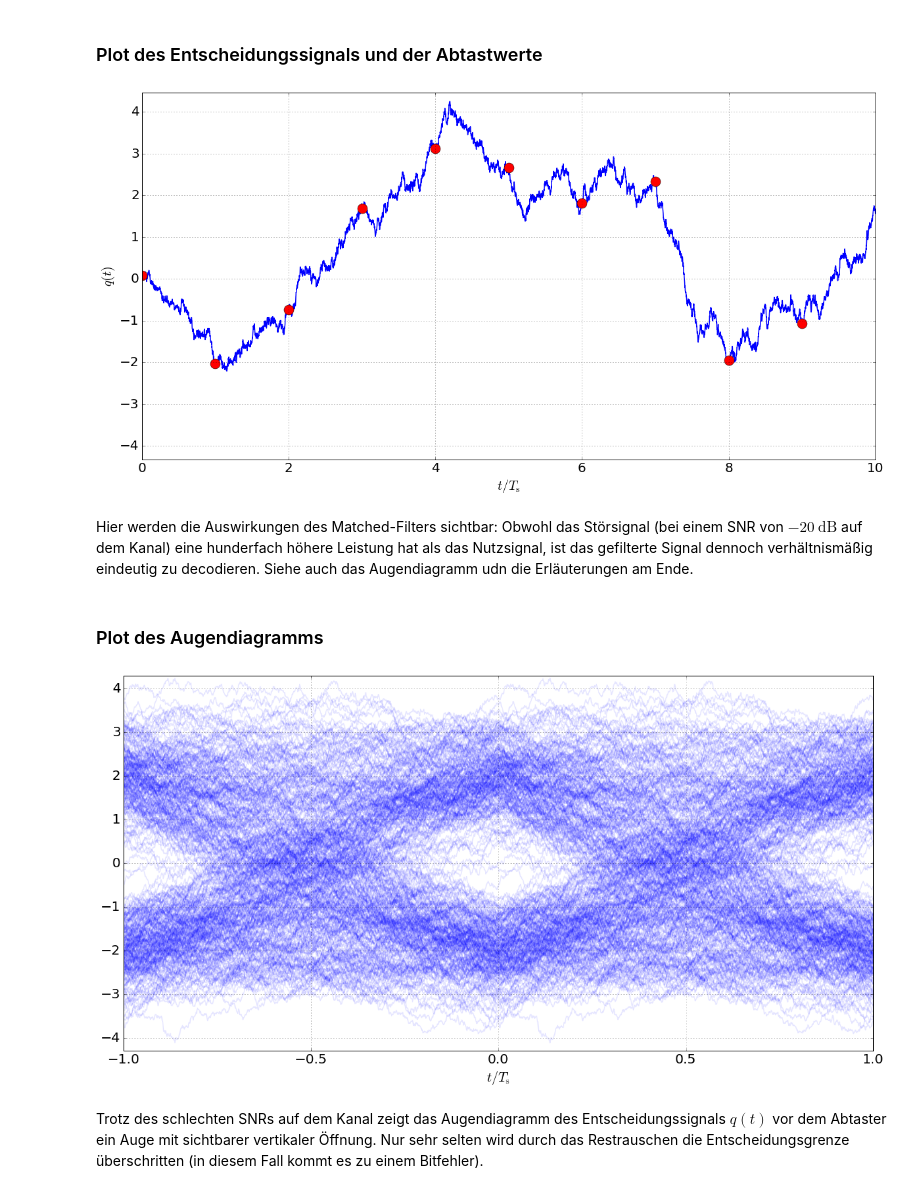
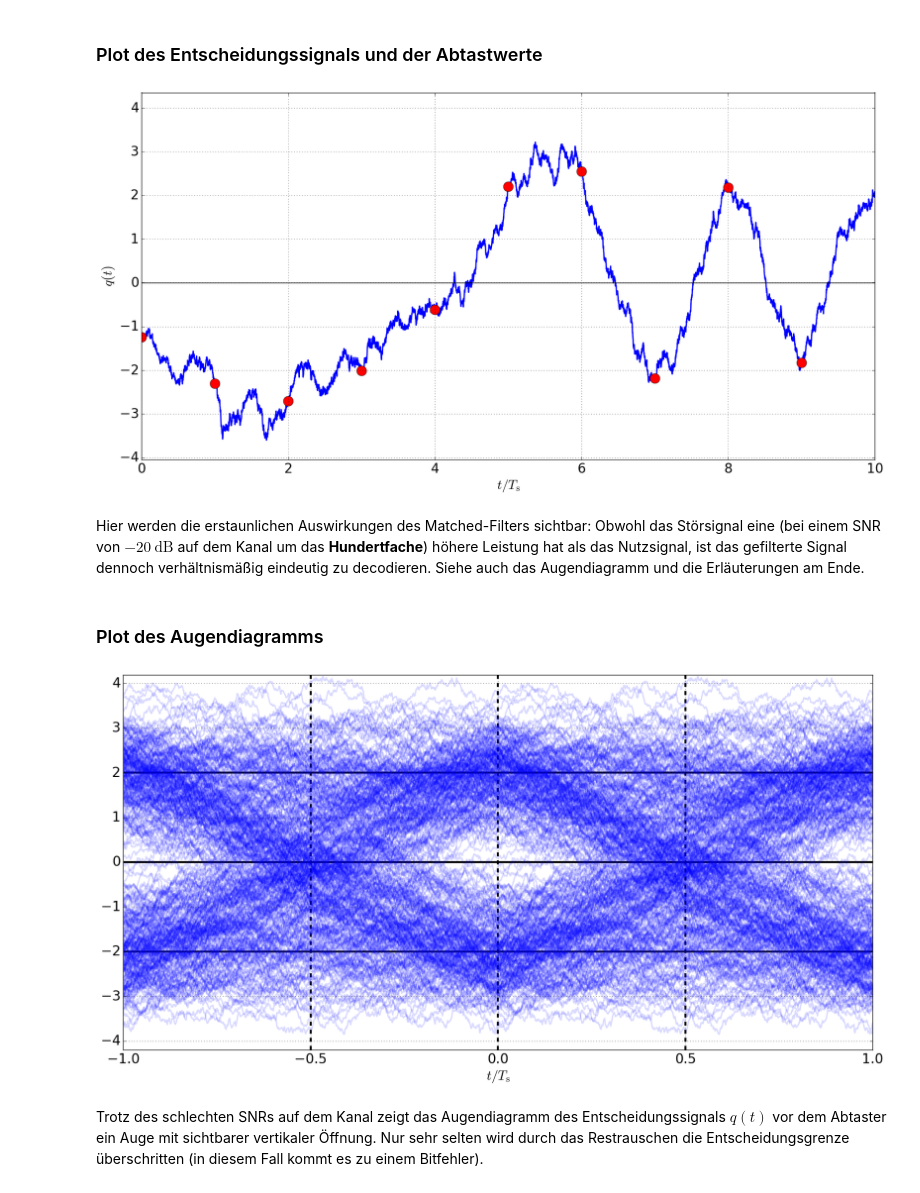
Before and after one commit to fgnt/nachrichtentechnik, a Jupyter notebook: notebooks/Uebungen/PAM_BPSK.ipynb, the cells around one changed output. Cells and saved outputs as stored; diff of their text form; code cells hidden in the pictures.

```diff
--- a/notebooks/Uebungen/PAM_BPSK.ipynb
+++ b/notebooks/Uebungen/PAM_BPSK.ipynb
@@ -153,35 +216,38 @@ decision_signal = np.convolve(receive_signal, receive_filter, 'same')*delta_t
 # %% [markdown]
 ### Plot des Entscheidungssignals und der Abtastwerte
 # %%
-plt.plot(t_plot/Ts, decision_signal[:t_plot.shape[0]])
+plt.plot(t_plot/Ts, decision_signal[:t_plot.shape[0]], lw=2)
 plt.plot(t_symb/Ts, decision_signal[:t_plot.shape[0]:samples_per_symbol],
          'ro', markersize=15)
+plt.axhline(c='k', lw=2, alpha=0.5)
 dec_lims = (1.05*np.amin(decision_signal), 1.05*np.amax(decision_signal))
 plt.ylim(dec_lims)
 plt.xlabel(r'$t/T_\mathrm{s}$')
 plt.ylabel(r'$q(t)$')
 plt.grid()
 # %% [output]
-[figure, old version]
+[figure, new version]
 # %% [markdown]
-Hier werden die Auswirkungen des Matched-Filters sichtbar: Obwohl das Störsignal (bei einem SNR von $-20\ \mathrm{dB}$ auf dem Kanal) eine hunderfach höhere Leistung hat als das Nutzsignal, ist das gefilterte Signal dennoch verhältnismäßig eindeutig zu decodieren. Siehe auch das Augendiagramm udn die Erläuterungen am Ende.
+Hier werden die erstaunlichen Auswirkungen des Matched-Filters sichtbar: Obwohl das Störsignal eine (bei einem SNR von $-20\ \mathrm{dB}$ auf dem Kanal um das **Hundertfache**) höhere Leistung hat als das Nutzsignal, ist das gefilterte Signal dennoch verhältnismäßig eindeutig zu decodieren. Siehe auch das Augendiagramm und die Erläuterungen am Ende.
 # %% [markdown]
 ### Plot des Augendiagramms
 # %%
 start_symbol_idx = 10
 end_symbol_idx = N-10
 t_eye = np.linspace(-Ts, Ts, 2*samples_per_symbol)
 for n in range(start_symbol_idx, end_symbol_idx):
     decision_signal_current = decision_signal[
         n*samples_per_symbol:(n+2)*samples_per_symbol]
-    plt.plot(t_eye/Ts, decision_signal_current, 'b', alpha=0.1)
+    plt.plot(t_eye/Ts, decision_signal_current, 'b', lw=2, alpha=0.15)
 plt.xlim((-1, 1))
 q_max = np.amax(decision_signal)
 plt.ylim((-1.01*q_max, 1.01*q_max))
+plt.vlines([-0.5, 0, 0.5], -1.01*q_max, 1.01*q_max, lw=3, color='k', linestyle='dashed')
+plt.hlines([-np.sqrt(Eg), 0, np.sqrt(Eg)], -1, 1, color='k', lw=3)
 plt.xlabel(r'$t/T_\mathrm{s}$')
 plt.grid()
 # %% [output]
-[figure, old version]
+[figure, new version]
 # %% [markdown]
 Trotz des schlechten SNRs auf dem Kanal zeigt das Augendiagramm des Entscheidungssignals $q(t)$ vor dem Abtaster ein Auge mit sichtbarer vertikaler Öffnung. Nur sehr selten wird durch das Restrauschen die Entscheidungsgrenze überschritten (in diesem Fall kommt es zu einem Bitfehler).
 # %% [markdown]
```
Also changed, not shown: parts of 30 cells of this notebook.
